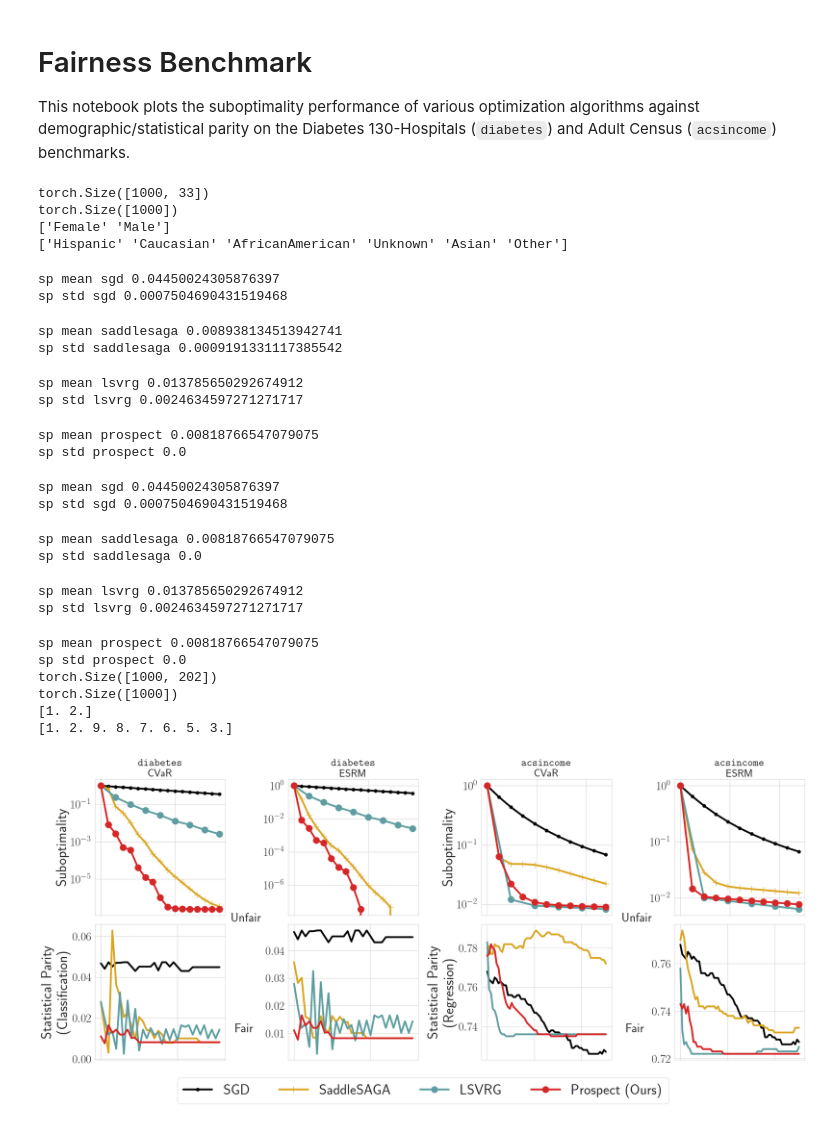
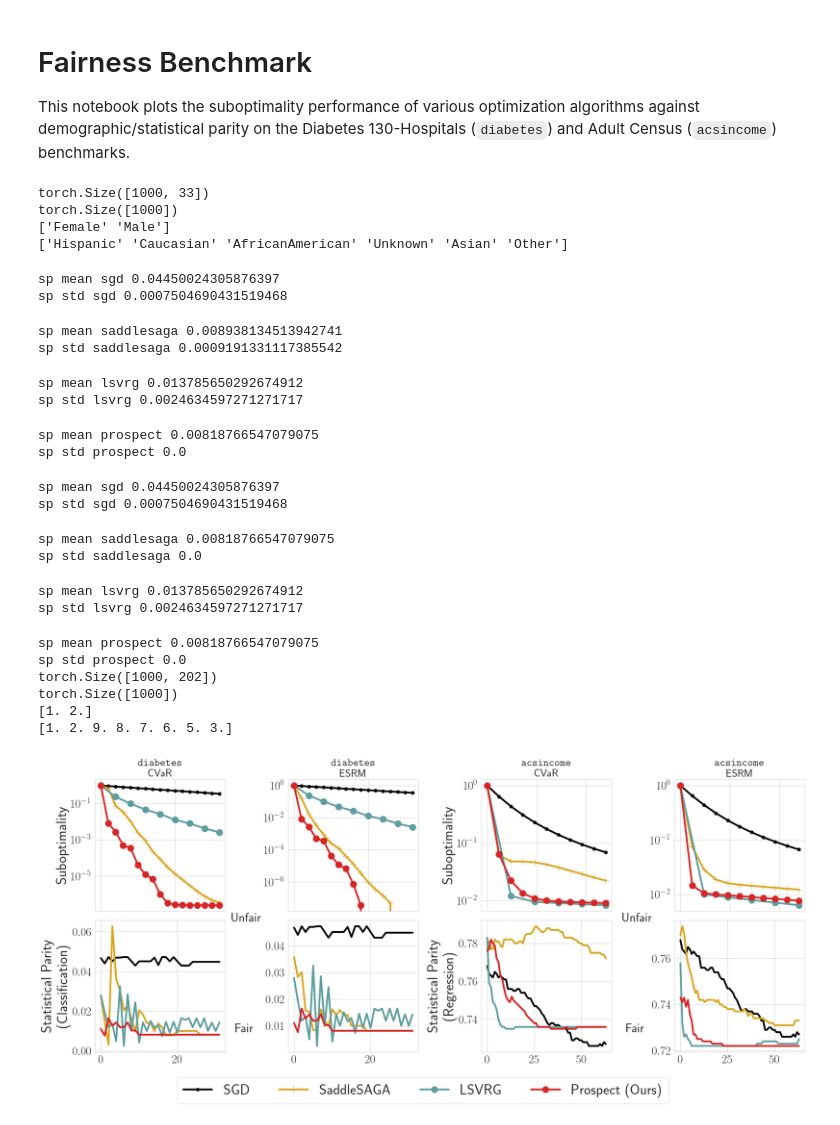
Before and after one commit to ronakdm/prospect, a Jupyter notebook: notebooks/fairness.ipynb, the cells around one changed output. Saved outputs shown, nothing was run; the diff lists cells and outputs as text; code cells hidden in the pictures.

```diff
--- a/notebooks/fairness.ipynb
+++ b/notebooks/fairness.ipynb
@@ -195,7 +195,7 @@ for j, objective in enumerate(objectives):
         markersize = 14
         downsample = 2
         ax[1, j].plot(xx, yy, label=plot_cfg['label'], color=plot_cfg['color'])
-        ax[1, j].set_xticklabels([])
+        # ax[1, j].set_xticklabels([])
         ax[0, j].set_title(r"{\texttt{diabetes}}" + f"\n{obj_names[j]}", fontsize=24)
 
         plot_ax(ax[0, j], [1], objective, plot_cfg, dataset, max_epoch=32, downsample=downsample, markersize=markersize)
@@ -236,7 +236,7 @@ for j, objective in enumerate(objectives):
             markersize = 14
             downsample = 6
             ax[1, j].plot(xx, yy, label=plot_cfg['label'], color=plot_cfg['color'])
-            ax[1, j].set_xticklabels([])
+            # ax[1, j].set_xticklabels([])
             ax[0, j].set_title(r"{\texttt{acsincome}}" + f"\n{obj_names[j]}", fontsize=24)
 
             plot_ax(ax[0, j], [1], objective, plot_cfg, dataset, max_epoch=64, downsample=downsample, markersize=markersize)
@@ -257,31 +257,31 @@ handles, labels = ax[0, 0].get_legend_handles_labels()
 fig.legend(handles=handles, labels=labels, loc='center',
             bbox_to_anchor=(0.5, -0.05), ncol=4)
 
 plt.savefig(f"../figures/fairness_training_curves.pdf", bbox_inches="tight")
 plt.show()
 # %% [output]
 torch.Size([1000, 33])
 torch.Size([1000])
 ['Female' 'Male']
 ['Hispanic' 'Caucasian' 'AfricanAmerican' 'Unknown' 'Asian' 'Other']
 sp mean sgd 0.04450024305876397
 sp std sgd 0.0007504690431519468
 sp mean saddlesaga 0.008938134513942741
 sp std saddlesaga 0.0009191331117385542
 sp mean lsvrg 0.013785650292674912
 sp std lsvrg 0.0024634597271271717
 sp mean prospect 0.00818766547079075
 sp std prospect 0.0
 sp mean sgd 0.04450024305876397
 sp std sgd 0.0007504690431519468
 sp mean saddlesaga 0.00818766547079075
 sp std saddlesaga 0.0
 sp mean lsvrg 0.013785650292674912
 sp std lsvrg 0.0024634597271271717
 sp mean prospect 0.00818766547079075
 sp std prospect 0.0
 torch.Size([1000, 202])
 torch.Size([1000])
 [1. 2.]
 [1. 2. 9. 8. 7. 6. 5. 3.]
-[figure, old version]
+[figure, new version]
```
Also changed, not shown: 4 other files.
